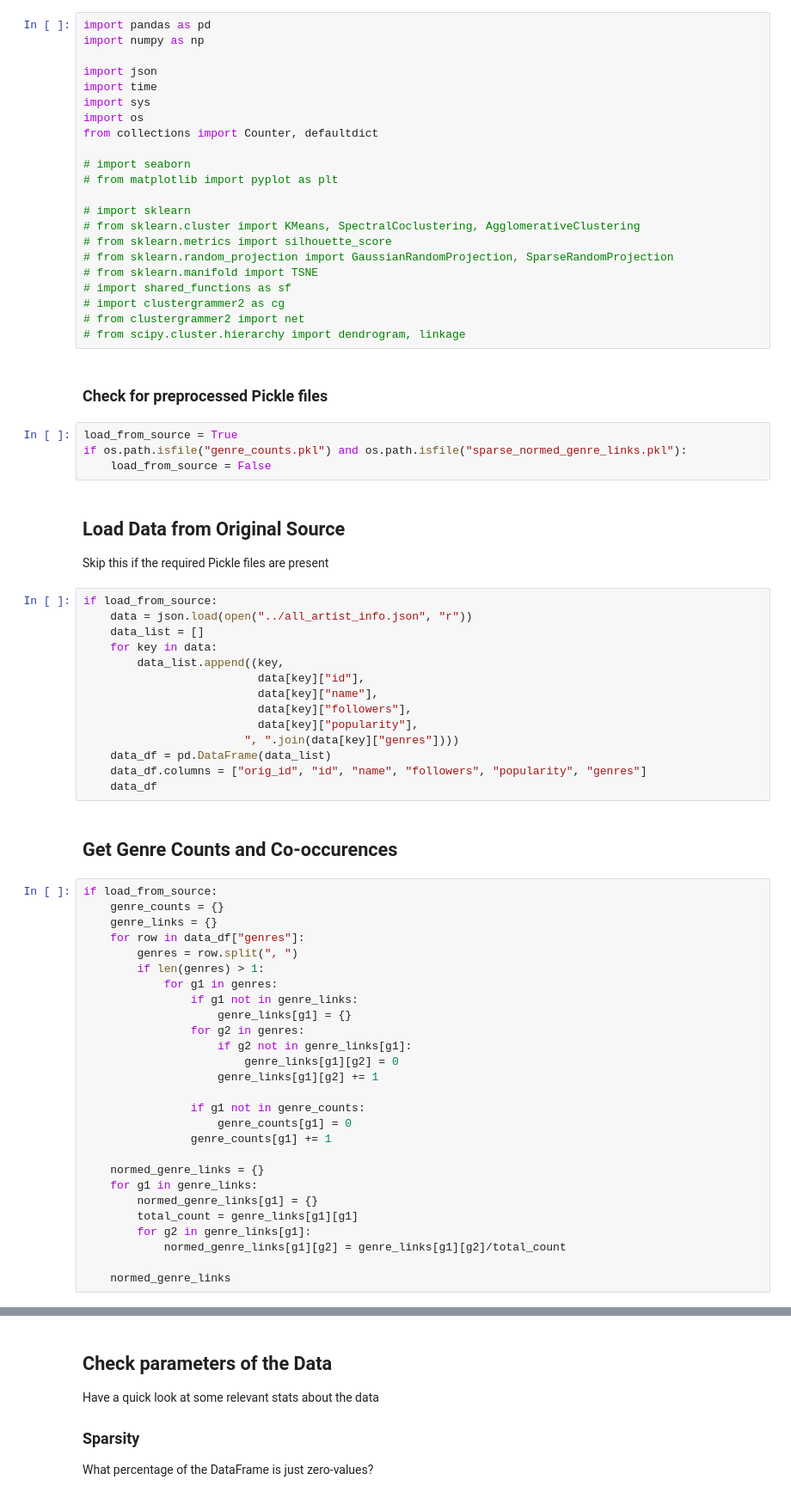
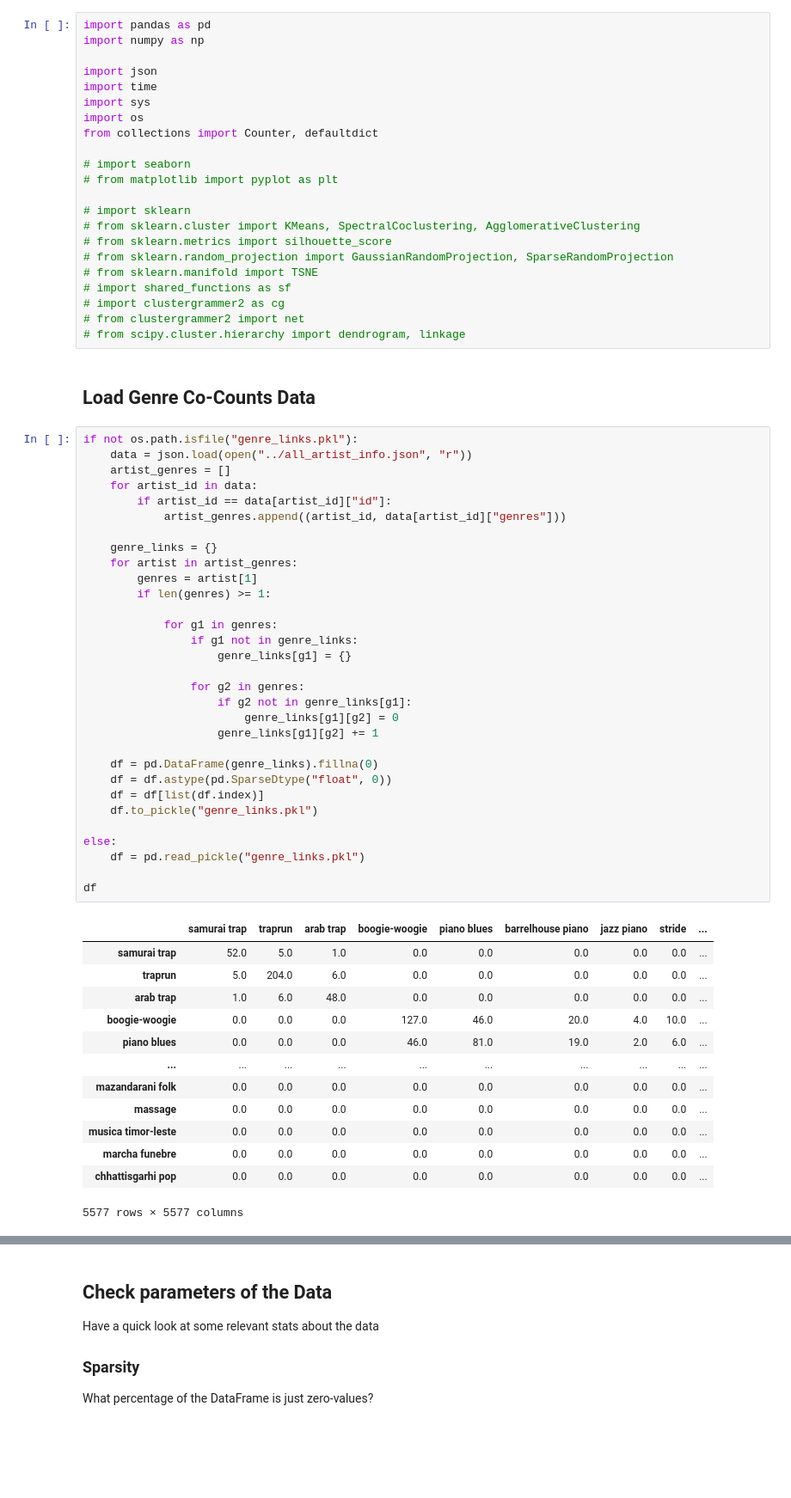
Before and after one commit to elliott-fogg/spotify-genre_clustering, a Jupyter notebook: Genre Clustering.ipynb, the cells around one changed output, grey strips where cells are left out. Shown at 86% size. Drawn from its saved outputs; the diff is of its cells as text; blank space fills up the shorter version.

Commit message:
Changed to only storing genre_links
Normed_genre_links and jaccard_similarities can both be derived easily from this data (if kept in Dictionary form, not DataFrame)

```diff
--- a/Genre Clustering.ipynb
+++ b/Genre Clustering.ipynb
@@ -28,55 +28,50 @@ from collections import Counter, defaultdict
 # import clustergrammer2 as cg
 # from clustergrammer2 import net
 # from scipy.cluster.hierarchy import dendrogram, linkage
-# %% [markdown]
-### Check for preprocessed Pickle files
-# %%
-load_from_source = True
-if os.path.isfile("genre_counts.pkl") and os.path.isfile("sparse_normed_genre_links.pkl"):
-    load_from_source = False
-# %% [markdown]
-## Load Data from Original Source
-Skip this if the required Pickle files are present
-# %%
-if load_from_source:
-    data = json.load(open("../all_artist_info.json", "r"))
-    data_list = []
-    for key in data:
-        data_list.append((key,
-                          data[key]["id"],
-                          data[key]["name"],
-                          data[key]["followers"],
-                          data[key]["popularity"],
-                        ", ".join(data[key]["genres"])))
-    data_df = pd.DataFrame(data_list)
-    data_df.columns = ["orig_id", "id", "name", "followers", "popularity", "genres"]
-    data_df
 # %% [markdown]
-## Get Genre Counts and Co-occurences
+## Load Genre Co-Counts Data
 # %%
-if load_from_source:
-    genre_counts = {}
+if not os.path.isfile("genre_links.pkl"):
+    data = json.load(open("../all_artist_info.json", "r"))
+    artist_genres = []
+    for artist_id in data:
+        if artist_id == data[artist_id]["id"]:
+            artist_genres.append((artist_id, data[artist_id]["genres"]))
+
     genre_links = {}
-    for row in data_df["genres"]:
-        genres = row.split(", ")
-        if len(genres) > 1:
+    for artist in artist_genres:
+        genres = artist[1]
+        if len(genres) >= 1:
+
             for g1 in genres:
                 if g1 not in genre_links:
                     genre_links[g1] = {}
+
                 for g2 in genres:
                     if g2 not in genre_links[g1]:
                         genre_links[g1][g2] = 0
                     genre_links[g1][g2] += 1
 
-                if g1 not in genre_counts:
-                    genre_counts[g1] = 0
-                genre_counts[g1] += 1
+    df = pd.DataFrame(genre_links).fillna(0)
+    df = df.astype(pd.SparseDtype("float", 0))
+    df = df[list(df.index)]
+    df.to_pickle("genre_links.pkl")
 
-    normed_genre_links = {}
-    for g1 in genre_links:
-        normed_genre_links[g1] = {}
-        total_count = genre_links[g1][g1]
-        for g2 in genre_links[g1]:
-            normed_genre_links[g1][g2] = genre_links[g1][g2]/total_count
+else:
+    df = pd.read_pickle("genre_links.pkl")
 
-    normed_genre_links
+df
+# %% [output]
+|  | samurai trap | traprun | arab trap | boogie-woogie | piano blues | barrelhouse piano | jazz piano | stride | ... |
+| samurai trap | 52.0 | 5.0 | 1.0 | 0.0 | 0.0 | 0.0 | 0.0 | 0.0 | ... |
+| traprun | 5.0 | 204.0 | 6.0 | 0.0 | 0.0 | 0.0 | 0.0 | 0.0 | ... |
+| arab trap | 1.0 | 6.0 | 48.0 | 0.0 | 0.0 | 0.0 | 0.0 | 0.0 | ... |
+| boogie-woogie | 0.0 | 0.0 | 0.0 | 127.0 | 46.0 | 20.0 | 4.0 | 10.0 | ... |
+| piano blues | 0.0 | 0.0 | 0.0 | 46.0 | 81.0 | 19.0 | 2.0 | 6.0 | ... |
+| ... | ... | ... | ... | ... | ... | ... | ... | ... | ... |
+| mazandarani folk | 0.0 | 0.0 | 0.0 | 0.0 | 0.0 | 0.0 | 0.0 | 0.0 | ... |
+| massage | 0.0 | 0.0 | 0.0 | 0.0 | 0.0 | 0.0 | 0.0 | 0.0 | ... |
+| musica timor-leste | 0.0 | 0.0 | 0.0 | 0.0 | 0.0 | 0.0 | 0.0 | 0.0 | ... |
+| marcha funebre | 0.0 | 0.0 | 0.0 | 0.0 | 0.0 | 0.0 | 0.0 | 0.0 | ... |
+| chhattisgarhi pop | 0.0 | 0.0 | 0.0 | 0.0 | 0.0 | 0.0 | 0.0 | 0.0 | ... |
+5577 rows × 5577 columns
```
Also changed, not shown: parts of 38 cells of this notebook, 1 other file.
